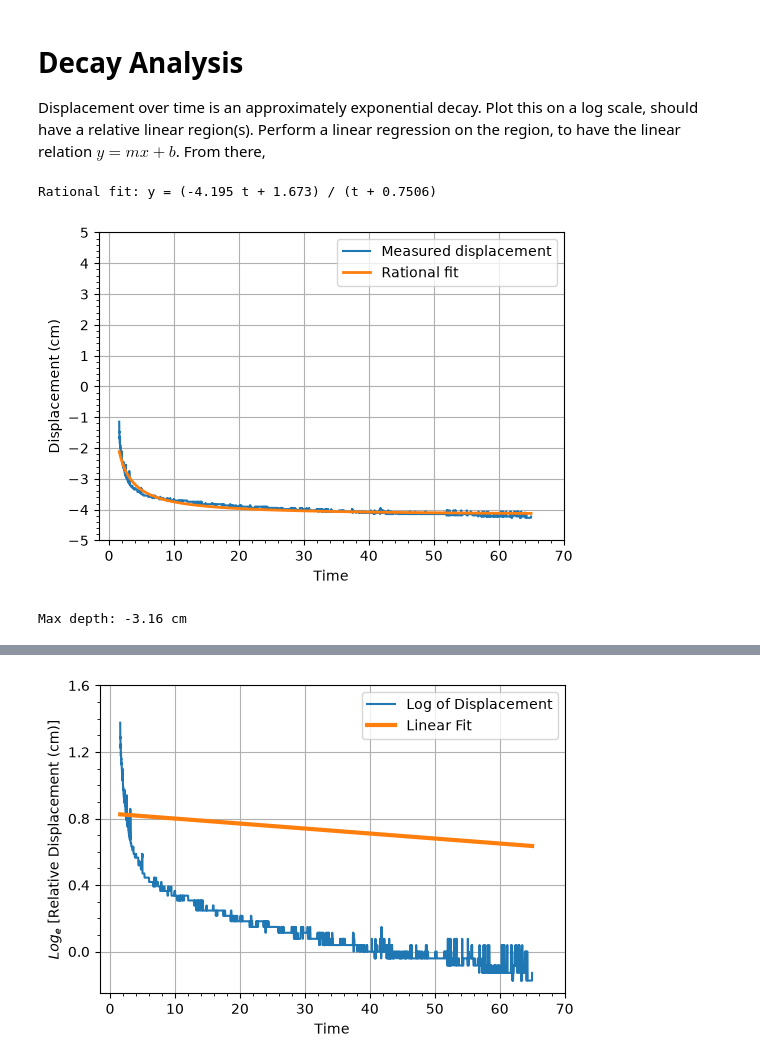
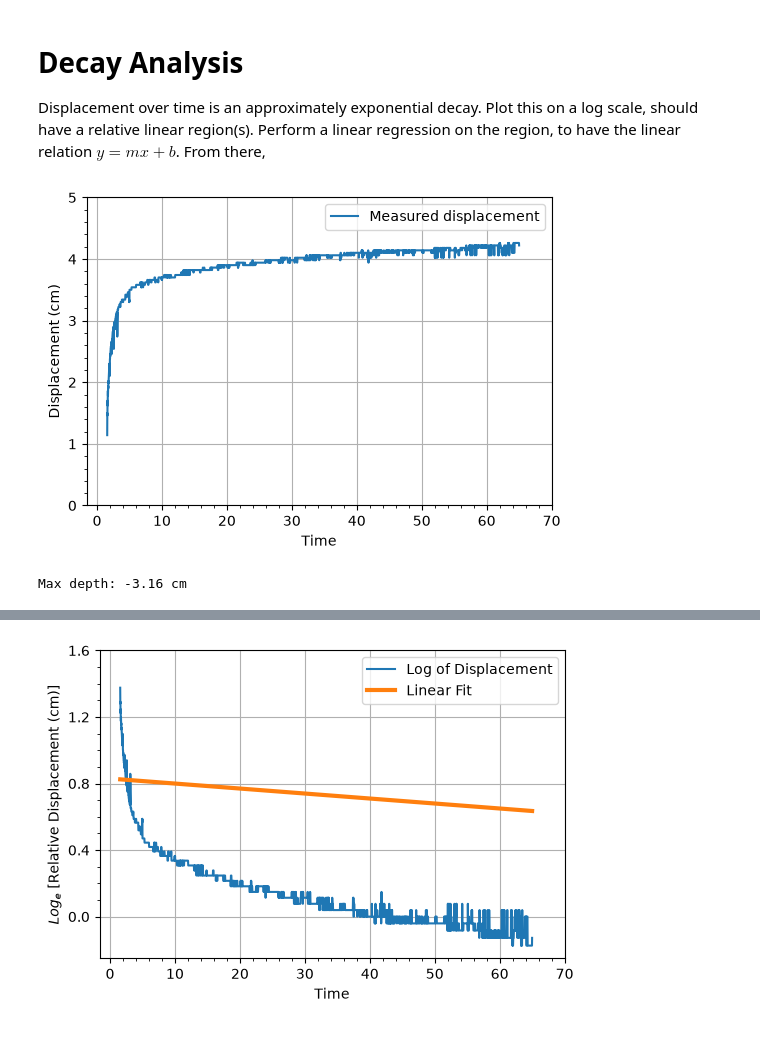
Before and after one commit to OzzysMess/clamming, a Jupyter notebook: master_notes.ipynb, the cells around one changed output, grey strips where cells are left out. Cells and saved outputs as stored; diff of their text form; code cells hidden in the pictures.

Commit message:
Velocity Stuff

```diff
--- a/master_notes.ipynb
+++ b/master_notes.ipynb
@@ -616,50 +613,28 @@ plt.show()
 Displacement over time is an approximately exponential decay. Plot this on a log scale, should have a relative linear region(s). Perform a linear regression on the region, to have the linear relation $y=mx+b$. From there,
 # %%
 track_csv = r"pole_displacement.csv"
-data = pd.read_csv(track_csv)
-data = data.iloc[94:].copy()
-data["velocity_cm_s"] = data["displacement_cm"].diff()/data["time_s"].diff()
+decay_data = pd.read_csv(track_csv)
+decay_data = decay_data.iloc[94:].copy()
+decay_data["velocity_cm_s"] = decay_data["displacement_cm"].diff()/decay_data["time_s"].diff()
 
-time = data["time_s"].to_numpy(dtype=float)
-displacement = (-(sd / 10) + data["displacement_cm"]).to_numpy(dtype=float)
+time = decay_data["time_s"].to_numpy(dtype=float)
+displacement = (-(sd / 10) + decay_data["displacement_cm"]).to_numpy(dtype=float)
 
-# Fit a low-order rational function with no pole in the measured time range.
-def rational_displacement(time, a, b, c):
-    return (a * time + b) / (time + c)
-
-rational_params, rational_covariance = curve_fit(
-    rational_displacement,
-    time,
-    displacement,
-    p0=(displacement[-1], displacement[0], 1.0),
-    bounds=([-np.inf, -np.inf, 0.0], [np.inf, np.inf, np.inf]),
-    maxfev=10000,
-)
-
-a_rational, b_rational, c_rational = rational_params
-fit_time = np.linspace(time.min(), time.max(), 300)
-rational_fit = rational_displacement(fit_time, *rational_params)
-print(
-    f"Rational fit: y = ({a_rational:.4g} t + {b_rational:.4g}) "
-    f"/ (t + {c_rational:.4g})"
-)
 
 fig, ax = plt.subplots(figsize=(6, 4))
-ax.plot(time, displacement, label="Measured displacement")
-ax.plot(fit_time, rational_fit, linewidth=2, label="Rational fit")
-ax.set_yticks(np.arange(-5.0, 5.001, 1.000))
-ax.set_yticks(np.arange(-5.0, 5.001, 0.2), minor=True)
+ax.plot(time, -displacement, label="Measured displacement")
+ax.set_yticks(np.arange(0.0, 5.001, 1.000))
+ax.set_yticks(np.arange(0.0, 5.001, 0.2), minor=True)
 ax.set_xticks(np.arange(0, 71, 10))
 ax.set_xticks(np.arange(0, 71, 2), minor=True)
 ax.legend()
 ax.set_xlabel("Time")
 ax.grid()
 ax.set_ylabel("Displacement (cm)")
 plt.show()
 
-max_depth = data["displacement_cm"].min()
+max_depth = decay_data["displacement_cm"].min()
 print(f"Max depth: {max_depth:.2f} cm")
 # %% [output]
+[figure, new version]
-Rational fit: y = (-4.195 t + 1.673) / (t + 0.7506)
+Max depth: -3.16 cm
-[figure, old version]
-Max depth: -3.16 cm
```
Also changed, not shown: parts of 16 cells of this notebook, 4 other files.
